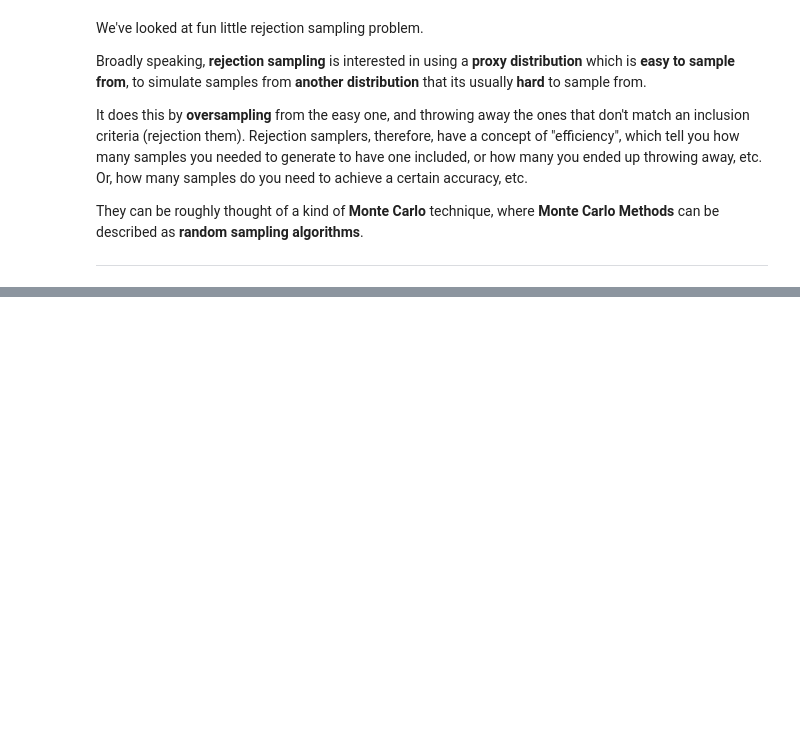
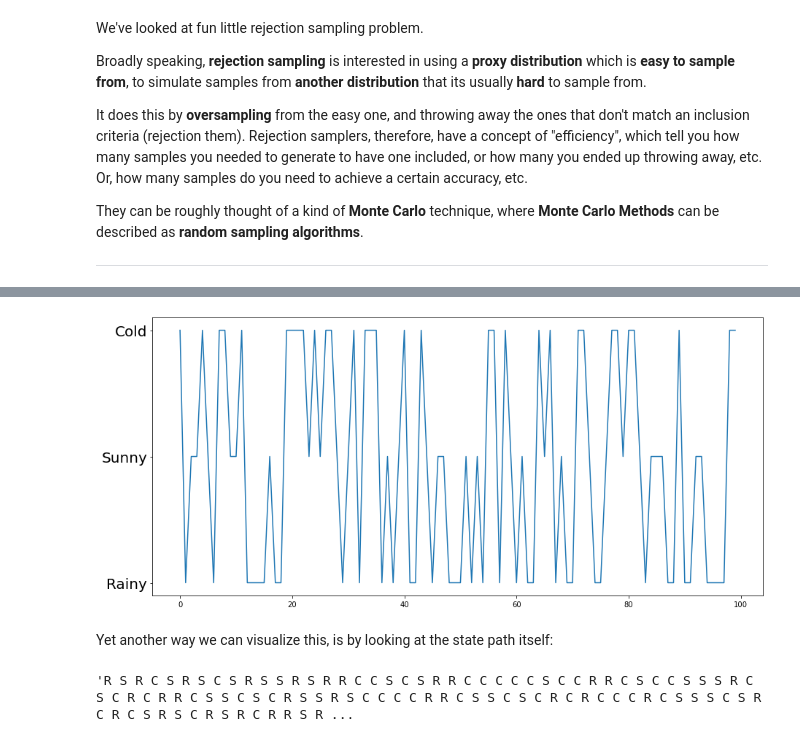
Before and after one commit to diego898/ds5440-fall-2020, a Jupyter notebook: nbs/Prob-Review.ipynb, the cells around one changed output, grey strips where cells are left out. Drawn from its saved outputs; the diff is of its cells as text; code cells hidden in the pictures; blank space fills up the shorter version.

```diff
--- a/nbs/Prob-Review.ipynb
+++ b/nbs/Prob-Review.ipynb
@@ -756,0 +775,14 @@ There is much more we can say about Monte Carlo methods more broadly, but our in
+# %%
+random_weather = # EDIT HERE
+
+plt.figure(figsize=(15,7))
+plt.plot(random_weather);
+plt.yticks(ticks=[1,2,3],labels=['Rainy','Sunny','Cold'],fontsize=20);
+# %% [output]
+[figure, added]
+# %% [markdown]
+Yet another way we can visualize this, is by looking at the state path itself:
+# %%
+' '.join(np.random.choice(['R','C','S'],100).tolist())
+# %% [output]
+'R S R C S R S C S R S S R S R R C C S C S R R C C C C C S C C R R C S C C S S S R C S C R C R R C S S C S C R S S R S C C C C R R C S S C S C R C R C C C R C S S S C S R C R C S R S C R S R C R R S R ...
```
Also changed, not shown: parts of 34 cells of this notebook.
